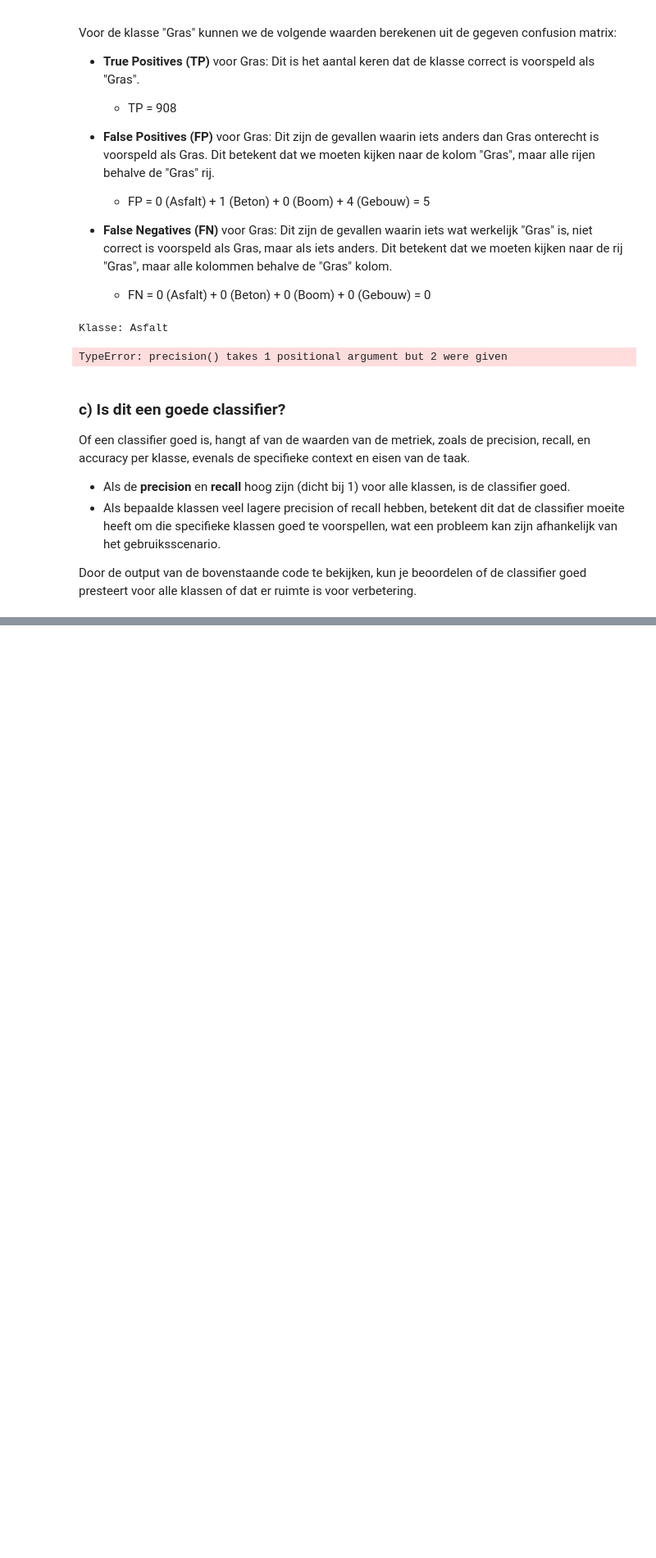
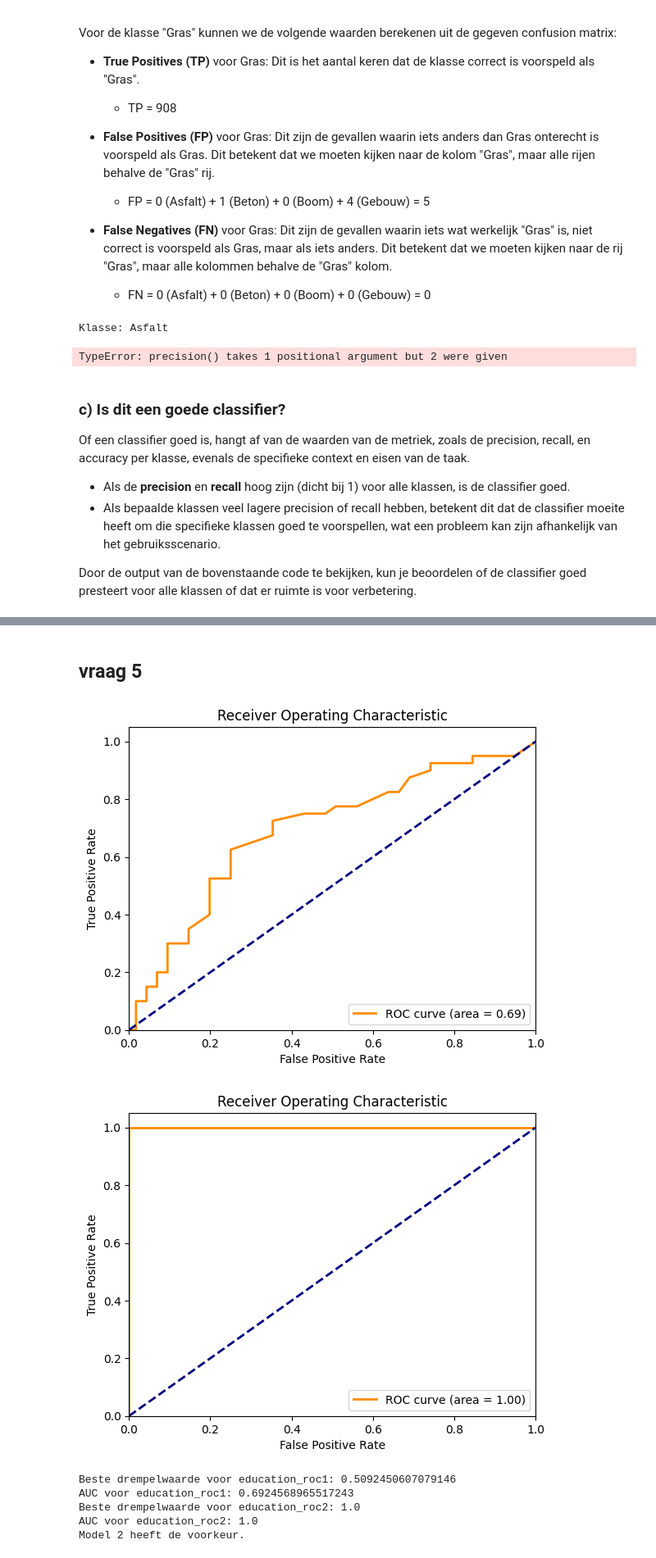
Before and after one commit to softtagz-sys/DataScience2, a Jupyter notebook: Oefeningen/6 - Evaluatiemetrieken.ipynb, the cells around one changed output, grey strips where cells are left out. Shown at 82% size. Saved outputs shown, nothing was run; the diff lists cells and outputs as text; code cells hidden in the pictures; blank space fills up the shorter version.

```diff
--- a/Oefeningen/6 - Evaluatiemetrieken.ipynb
+++ b/Oefeningen/6 - Evaluatiemetrieken.ipynb
@@ -265,0 +350,44 @@ Door de output van de bovenstaande code te bekijken, kun je beoordelen of de cla
+# %% [markdown]
+## vraag 5
+# %%
+# a. Laad beide datasets
+education_roc1 = pd.read_csv('./data/education_roc1.csv', delimiter=',')
+education_roc2 = pd.read_csv('./data/education_roc2.csv', delimiter=',')
+
+# b. Transformeer de kolom 'y_true'
+education_roc1['y_true'] = (education_roc1['y_true'] == '6-11yrs').astype(int)
+education_roc2['y_true'] = (education_roc2['y_true'] == '6-11yrs').astype(int)
+
+# Plot de ROC-curve voor education_roc1
+fpr1, tpr1, thresholds1, roc_auc1 = plot_roc(education_roc1['y_true'], education_roc1['6-11yrs'])
+
+# Plot de ROC-curve voor education_roc2
+fpr2, tpr2, thresholds2, roc_auc2 = plot_roc(education_roc2['y_true'], education_roc2['6-11yrs'])
+
+# c. Bepaal de beste drempelwaarde voor elk van de ROC-curves
+j_scores1 = tpr1 - fpr1
+beste_drempel1 = thresholds1[np.argmax(j_scores1)]
+
+j_scores2 = tpr2 - fpr2
+beste_drempel2 = thresholds2[np.argmax(j_scores2)]
+
+# Print de resultaten
+print(f"Beste drempelwaarde voor education_roc1: {beste_drempel1}")
+print(f"AUC voor education_roc1: {roc_auc1}")
+
+print(f"Beste drempelwaarde voor education_roc2: {beste_drempel2}")
+print(f"AUC voor education_roc2: {roc_auc2}")
+
+# d. Vergelijk de modellen
+if roc_auc1 > roc_auc2:
+    print("Model 1 heeft de voorkeur.")
+else:
+    print("Model 2 heeft de voorkeur.")
+# %% [output]
+[figure, added]
+[figure, added]
+Beste drempelwaarde voor education_roc1: 0.5092450607079146
+AUC voor education_roc1: 0.6924568965517243
+Beste drempelwaarde voor education_roc2: 1.0
+AUC voor education_roc2: 1.0
+Model 2 heeft de voorkeur.
```
Also changed, not shown: parts of 7 cells of this notebook, 4 other files.
